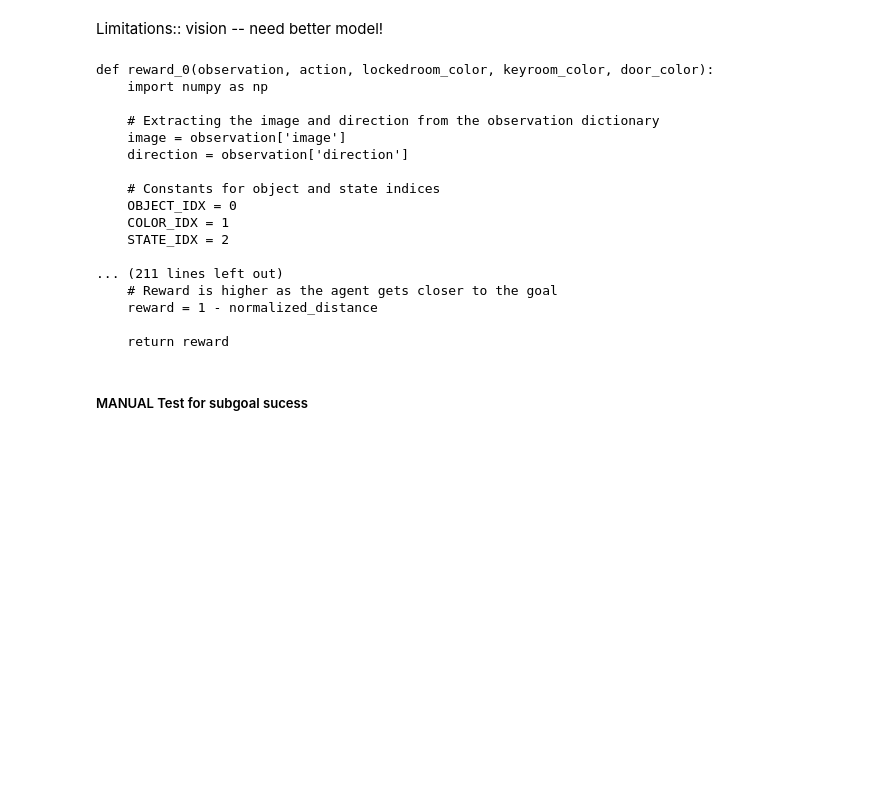
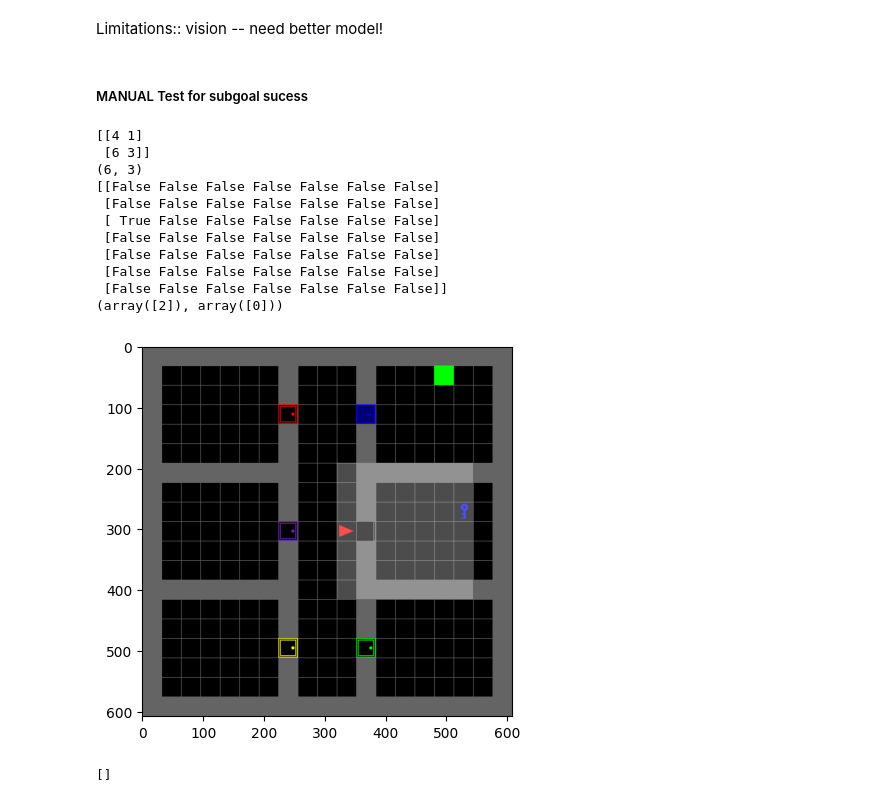
Before and after one commit to luciengaitskell/language-reward-design, a Jupyter notebook: kai/minigrid.ipynb, the cells around one changed output. Drawn from its saved outputs; the diff is of its cells as text; code cells hidden in the pictures; blank space fills up the shorter version.

```diff
--- a/kai/minigrid.ipynb
+++ b/kai/minigrid.ipynb
@@ -410,26 +414,5 @@ def mission_to_string(mission_encoding):
     translation = {v: k for k, v in DictObservationSpaceWrapper.get_minigrid_words().items()}
     translation[-1] = ''
     return ' '.join([translation[idx] for idx in indices])
-# %%
-for c in completion_funcs_execute:
-    print(c)
-# %% [output]
-def reward_0(observation, action, lockedroom_color, keyroom_color, door_color):
-    import numpy as np
-
-    # Extracting the image and direction from the observation dictionary
-    image = observation['image']
-    direction = observation['direction']
-
-    # Constants for object and state indices
-    OBJECT_IDX = 0
-    COLOR_IDX = 1
-    STATE_IDX = 2
-
-... (211 lines left out)
-    # Reward is higher as the agent gets closer to the goal
-    reward = 1 - normalized_distance
-
-    return reward
 # %%
 from gymnasium import RewardWrapper
@@ -481,2 +475,34 @@ class CustomRewardWrapper(RewardWrapper):
+# %%
+obs, *_ = env.step(np.array([Actions.TOGGLE]))
+r = env.render()
+plt.imshow(r)
+image = obs['image']
+keyroom_color = 2 # blue
+key = 5
+key_positions = np.nonzero((obs['image'][:, :, 0] == key) & (obs['image'][:, :, 1] == keyroom_color))
+agent_position = (image.shape[0] - 1, image.shape[1] // 2)ss
+
+if len(key_positions) > 0:
+    print((obs['image'][:, :, 0] == key) & (obs['image'][:, :, 1] == keyroom_color))
+    print(key_positions)
+# %% [output]
+[[4 1]
+ [6 3]]
+(6, 3)
+[[False False False False False False False]
+ [False False False False False False False]
+ [ True False False False False False False]
+ [False False False False False False False]
+ [False False False False False False False]
+ [False False False False False False False]
+ [False False False False False False False]]
+(array([2]), array([0]))
+[figure, added]
+# %%
+
+key_positions = np.argwhere((obs['image'][:, :, 0] == 5) & (obs['image'][:, :, 1] == keyroom_color))
+print(key_positions)
+# %% [output]
+[]
 # %%
 # env.reset()
```
Also changed, not shown: parts of 25 cells of this notebook, 26 other files.
